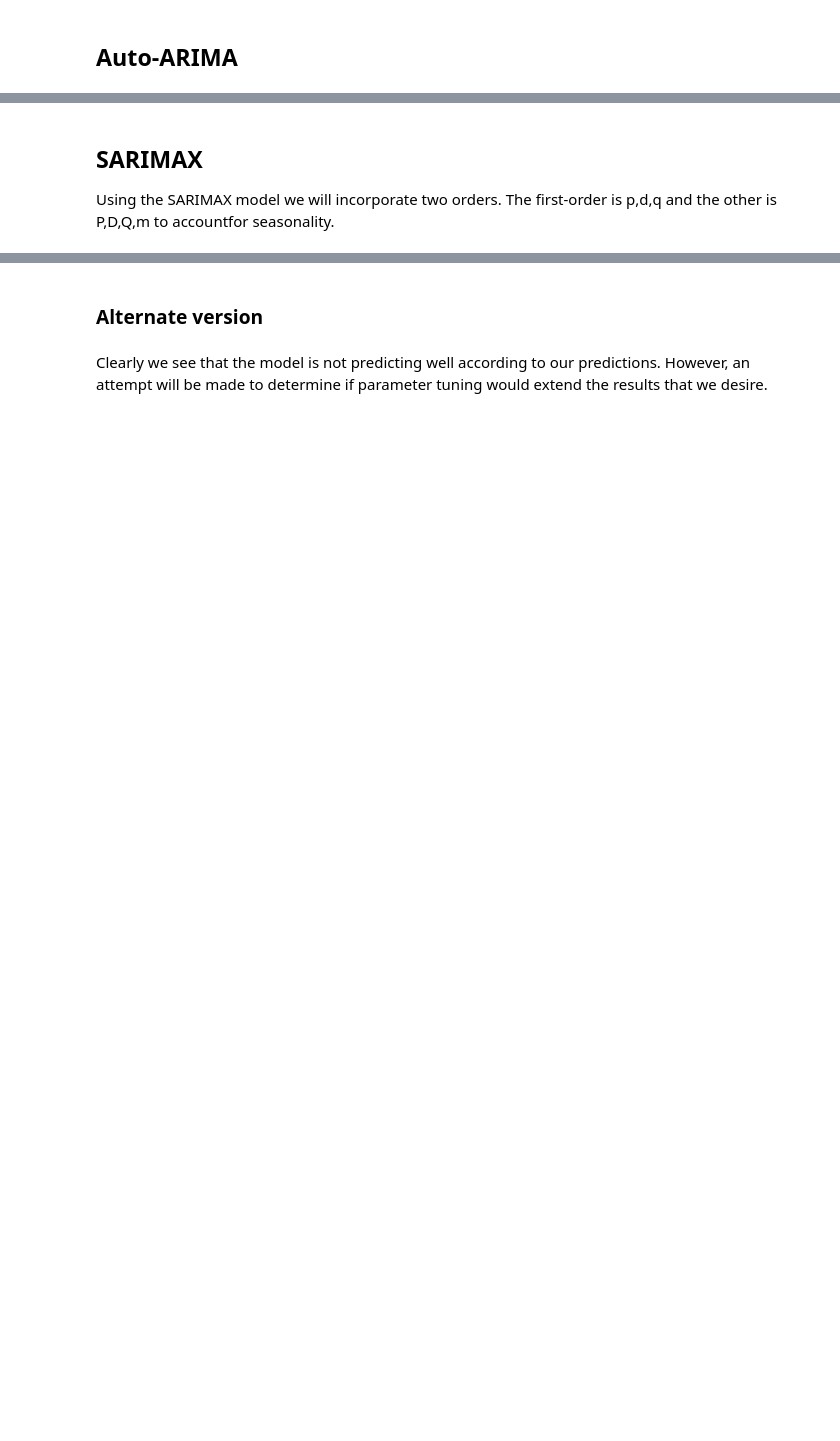
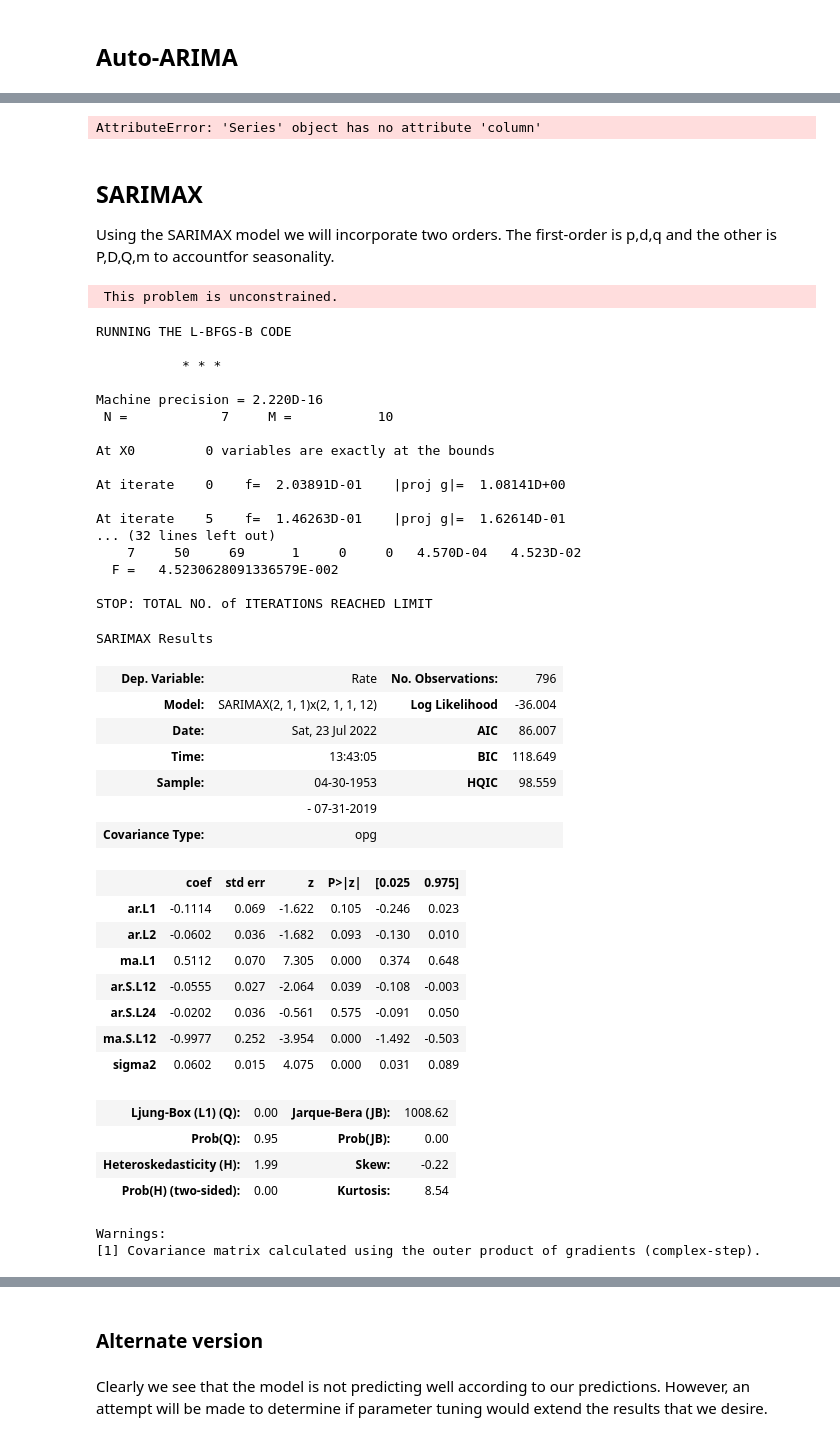
Before and after one commit to techthumb1/time_series_analysis, a Jupyter notebook: notebooks/state-space-us-bond.ipynb, the cells around one changed output, grey strips where cells are left out. Drawn from its saved outputs; the diff is of its cells as text; code cells hidden in the pictures; blank space fills up the shorter version.

```diff
--- a/notebooks/state-space-us-bond.ipynb
+++ b/notebooks/state-space-us-bond.ipynb
@@ -283,3 +519,9 @@ month_fit.summary()
+# %%
+train = month['Rate'].iloc[:len(month['Rate'])-12]
+test = month['Rate'].iloc[len(month['Rate'])-12:]
+test.index, train.column
+# %% [output]
+AttributeError: 'Series' object has no attribute 'column'
 # %% [markdown]
 
 ## SARIMAX
@@ -287,14 +529,55 @@ month_fit.summary()
 Using the SARIMAX model we will incorporate two orders. The first-order is p,d,q and the other is P,D,Q,m to accountfor seasonality.
 # %%
 # Split data into train / test sets
-train = month.iloc[:len(month)-12]
-test = month.iloc[len(month)-12:] # set one year(12 months) for testing
+train = month['Rate'].iloc[:len(month['Rate'])-12]
+test = month['Rate'].iloc[len(month['Rate'])-12:] # set one year(12 months) for testing
 
 from statsmodels.tsa.statespace.sarimax import SARIMAX
 
 model = SARIMAX(train,
                 order = (2, 1, 1),
                 seasonal_order =(2, 1, 1, 12))
 
 result = model.fit()
 result.summary()
+# %% [output]
+ This problem is unconstrained.
+RUNNING THE L-BFGS-B CODE
+
+           * * *
+
+Machine precision = 2.220D-16
+ N =            7     M =           10
+
+At X0         0 variables are exactly at the bounds
+
+At iterate    0    f=  2.03891D-01    |proj g|=  1.08141D+00
+
+At iterate    5    f=  1.46263D-01    |proj g|=  1.62614D-01
+... (32 lines left out)
+    7     50     69      1     0     0   4.570D-04   4.523D-02
+  F =   4.5230628091336579E-002
+
+STOP: TOTAL NO. of ITERATIONS REACHED LIMIT
+SARIMAX Results
+| Dep. Variable: | Rate | No. Observations: | 796 |
+| Model: | SARIMAX(2, 1, 1)x(2, 1, 1, 12) | Log Likelihood | -36.004 |
+| Date: | Sat, 23 Jul 2022 | AIC | 86.007 |
+| Time: | 13:43:05 | BIC | 118.649 |
+| Sample: | 04-30-1953 | HQIC | 98.559 |
+|  | - 07-31-2019 |  |  |
+| Covariance Type: | opg |  |  |
+|  | coef | std err | z | P>|z| | [0.025 | 0.975] |
+| ar.L1 | -0.1114 | 0.069 | -1.622 | 0.105 | -0.246 | 0.023 |
+| ar.L2 | -0.0602 | 0.036 | -1.682 | 0.093 | -0.130 | 0.010 |
+| ma.L1 | 0.5112 | 0.070 | 7.305 | 0.000 | 0.374 | 0.648 |
+| ar.S.L12 | -0.0555 | 0.027 | -2.064 | 0.039 | -0.108 | -0.003 |
+| ar.S.L24 | -0.0202 | 0.036 | -0.561 | 0.575 | -0.091 | 0.050 |
+| ma.S.L12 | -0.9977 | 0.252 | -3.954 | 0.000 | -1.492 | -0.503 |
+| sigma2 | 0.0602 | 0.015 | 4.075 | 0.000 | 0.031 | 0.089 |
+| Ljung-Box (L1) (Q): | 0.00 | Jarque-Bera (JB): | 1008.62 |
+| Prob(Q): | 0.95 | Prob(JB): | 0.00 |
+| Heteroskedasticity (H): | 1.99 | Skew: | -0.22 |
+| Prob(H) (two-sided): | 0.00 | Kurtosis: | 8.54 |
+Warnings:
+[1] Covariance matrix calculated using the outer product of gradients (complex-step).
```
Also changed, not shown: parts of 39 cells of this notebook, 6 other files.
